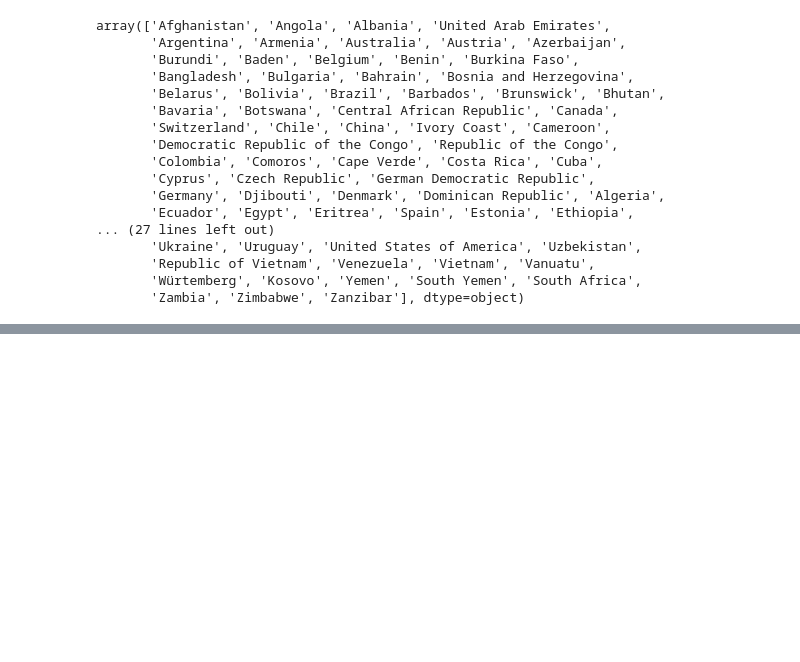
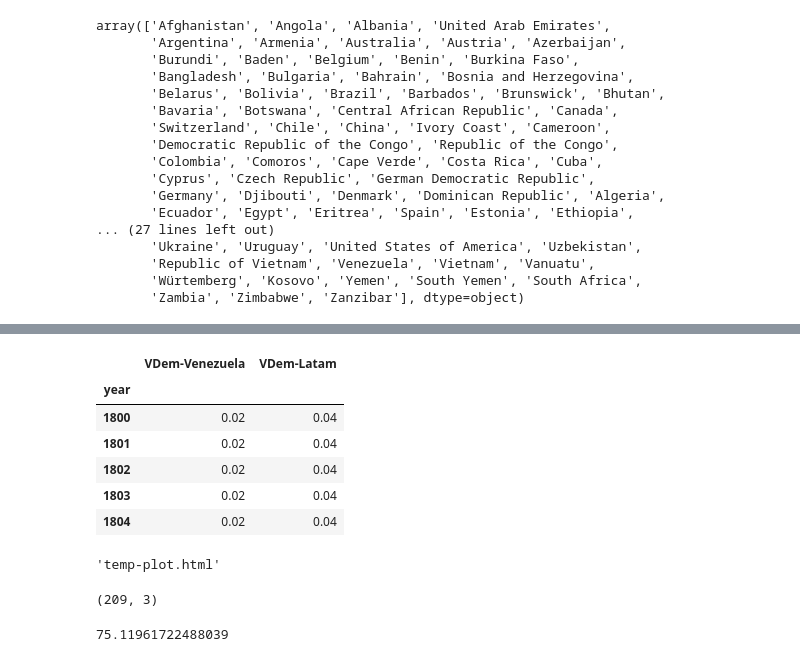
Before and after one commit to lombardidiego/Fragile_States, a Jupyter notebook: State_Fragile_Index.ipynb, the cells around one changed output, grey strips where cells are left out. Cells and saved outputs as stored; diff of their text form; code cells hidden in the pictures; blank space fills up the shorter version.

```diff
--- a/State_Fragile_Index.ipynb
+++ b/State_Fragile_Index.ipynb
@@ -500,0 +582,19 @@ world_map
+# %%
+countries = ['Venezuela','Colombia', 'Ecuador', 'Peru', 'Chile', 'Bolivia', 'Argentina', 'Uruguay', 'Paraguay', 'Brazil']
+
+dff = df_VD_core[['country_name', 'year', 'VDem']]
+
+dff1 = dff.loc[(dff['year']>=1800) & (dff['year']<=2018)]
+
+dff1 = dff1.loc[dff1['country_name'].isin(countries)]
+
+dff1_g = dff1.drop(['year'], axis=1)
+
+dff1_g = dff1_g.groupby(by='country_name').mean()
+# %%
+dff1 = dff1.loc[dff1['country_name']!='Venezuela']
+
+dff1 = dff1.groupby(by='year').mean()
+dff1.reset_index(inplace=True)
+dff1 = dff1.rename(columns={'VDem':'VDem-Latam'})
+dff1.head()
@@ -500,0 +608,51 @@ world_map
+# %%
+dff2 = dff.loc[(dff['year']>=1800) & (dff['year']<=2018)]
+
+dff2 = dff2.loc[dff2['country_name']=='Venezuela']
+
+dff2 = dff2.rename(columns={'VDem':'VDem-Venezuela'})
+dff2 = dff2.drop(['country_name'], axis=1)
+
+dff_compare = dff2.merge(dff1).set_index('year')
+dff_compare.head()
+# %% [output]
+|  | VDem-Venezuela | VDem-Latam |
+| year |  |  |
+| 1800 | 0.02 | 0.04 |
+| 1801 | 0.02 | 0.04 |
+| 1802 | 0.02 | 0.04 |
+| 1803 | 0.02 | 0.04 |
+| 1804 | 0.02 | 0.04 |
+# %%
+trace1 = go.Scatter(x=dff_compare.index,
+                    y=dff_compare['VDem-Venezuela'],
+                  mode='none',
+                  name='Venezuela',
+                  fill='tonexty')
+
+trace2 = go.Scatter(x=dff_compare.index,
+                    y=dff_compare['VDem-Latam'],
+                  mode='none',
+                  name='Suramérica',
+                  fill='tonexty')
+
+data = [trace1, trace2]
+
+layout = go.Layout(title='Índice de Democracia', colorway= ['red','gray'])
+
+fig = go.Figure(data=data, layout=layout)
+
+pyo.plot(fig)
+# %% [output]
+'temp-plot.html'
+# %%
+dff_compare['Dif'] = dff_compare['VDem-Venezuela'] - dff_compare['VDem-Latam']
+dff_compare.shape
+# %% [output]
+(209, 3)
+# %%
+w = (sum(n < 0 for n in dff_compare.values.flatten()) / dff_compare['Dif'].value_counts().sum()) *100
+
+w
+# %% [output]
+75.11961722488039
```
Also changed, not shown: parts of 27 cells of this notebook.
